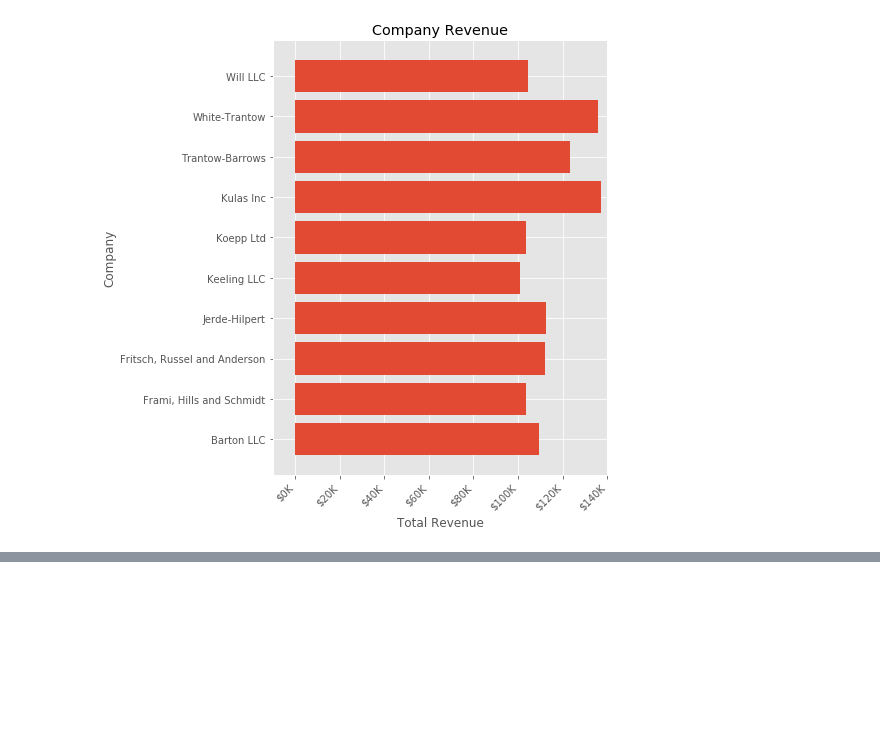
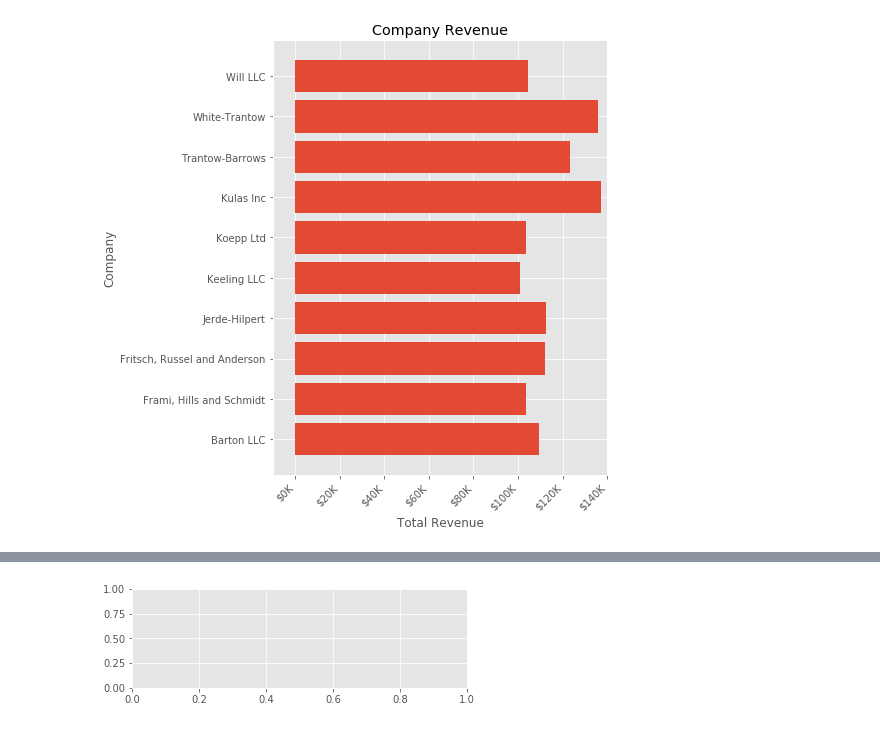
Before and after one commit to apricoteriop456/whh-python-homework, a Jupyter notebook: matplotlib_exercises.ipynb, the cells around one changed output, grey strips where cells are left out. Drawn from its saved outputs; the diff is of its cells as text; code cells hidden in the pictures; blank space fills up the shorter version.

```diff
--- a/matplotlib_exercises.ipynb
+++ b/matplotlib_exercises.ipynb
@@ -275,0 +311,8 @@ fig.savefig('sales.png')
+# %%
+#how to create Figure instance
+import matplotlib.pyplot as plt
+fig = plt.figure()
+ax = fig.add_subplot(2, 1, 1)#tworows,onecolumn,firstplot
+#fig,ax=fig.subplots(2,2)
+# %% [output]
+[figure, added]
```
Also changed, not shown: parts of 15 cells of this notebook.
